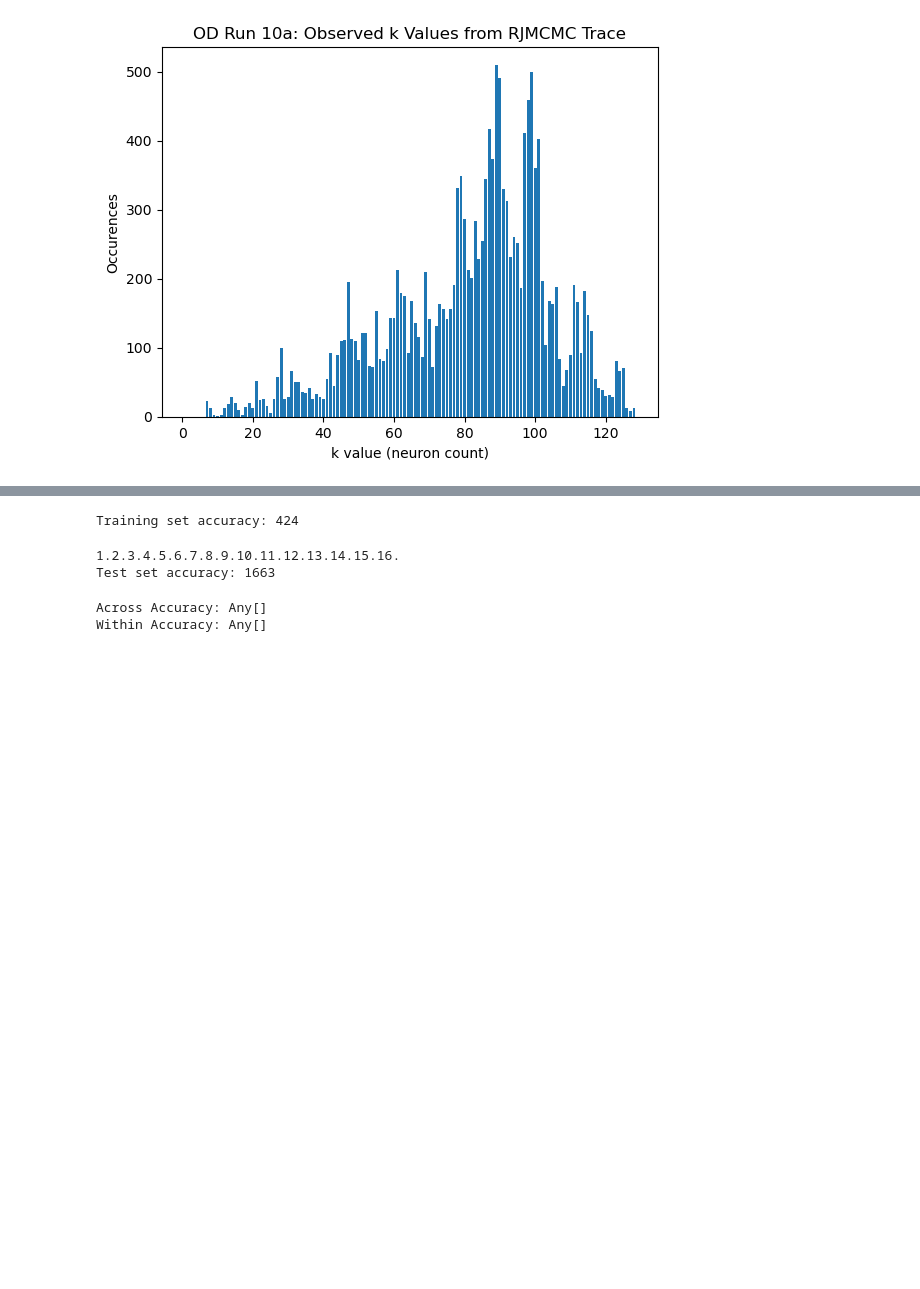
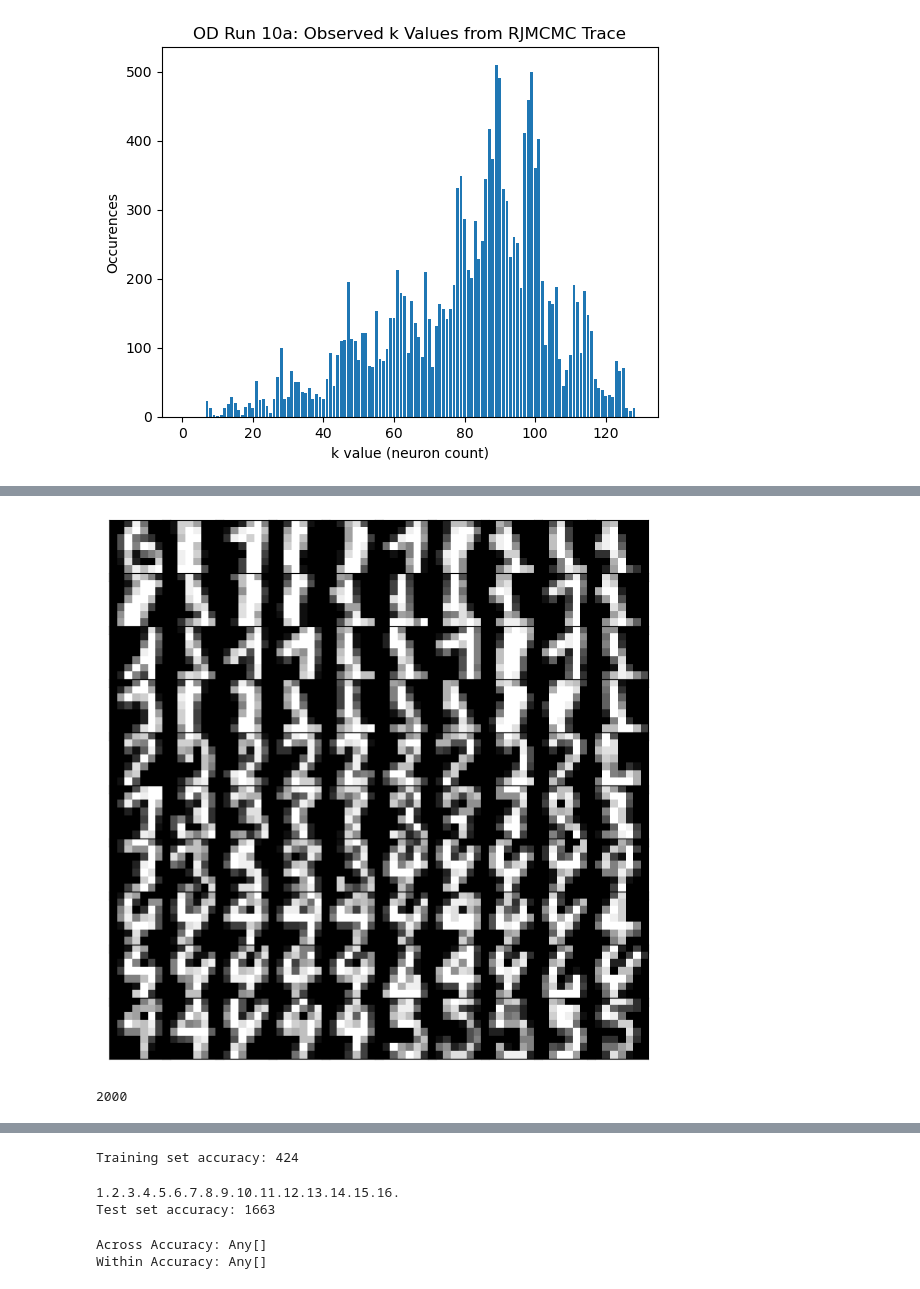
Before and after one commit to jberezow/OptDigits, a Jupyter notebook: Thesis-Opt10bAnalysis.ipynb, the cells around one changed output, grey strips where cells are left out. Saved outputs shown, nothing was run; the diff lists cells and outputs as text; code cells hidden in the pictures; blank space fills up the shorter version.

Commit message:
Visualization Plots for Misclassified Digits

```diff
--- a/Thesis-Opt10bAnalysis.ipynb
+++ b/Thesis-Opt10bAnalysis.ipynb
@@ -249,0 +243,59 @@ plt.ylabel("Ground Truth");
+# %%
+#Get misclassified digits
+y_new = [y_test[i] != guesses[i] for i in 1:length(y_test)]
+misses = [i for i=1:length(y_test)][y_new]
+miss_x = xz[:,misses]
+
+#Visualize Incorrect Samples
+function balanced_set(x,y,n,c,seed=0)
+
+    if seed != 0
+        Random.seed!(seed)
+    end
+
+    shuffled_indices = shuffle(1:length(y))
+    x = x[shuffled_indices,:]
+    y = y[shuffled_indices]
+
+    x_ordered = zeros(Float64,n*c,64)
+    y_ordered = zeros(Int,n*c)
+    for k=1:c
+        labels = [i for i in 1:length(y) if y[i]==k]
+        x_ordered[k*n-(n-1):k*n,:] = x[labels,:][1:n,:]
+        y_ordered[k*n-(n-1):k*n] = y[labels][1:n]
+    end
+    return x_ordered, y_ordered
+end
+
+function reshape_x(x)
+    n = size(x)[1]
+    println(n)
+    x_reshaped = zeros(Float64, 8, 8, n)
+    for i=1:n
+        test = reshape(x[i,:], (1,8,8))
+        x_reshaped[:,:,i] = reshape(x[i,:], (8,8))
+    end
+    return x_reshaped
+end;
+
+#Load the OptDigits Data
+num_samples = 200
+num_classes = 10
+
+x_test, y_test = balanced_set(x_total,y_total,200,num_classes,300)
+
+x_reshaped = reshape_x(x_test)
+
+nrow, ncol = num_classes,10
+fig = figure("plot_mnist",figsize=(6,6))
+for (i, (c, r)) in enumerate(Iterators.product(1:ncol, 1:nrow))
+    subplot(nrow, ncol, i)
+    imshow(x_reshaped[:,:,misses[i]]', cmap="gray")
+    ax = gca()
+    ax.xaxis.set_visible(false)
+    ax.yaxis.set_visible(false)
+end;
+tight_layout(w_pad=-1, h_pad=-1, pad=-0.5);
+# %% [output]
+[figure, added]
+2000
```
Also changed, not shown: parts of 9 cells of this notebook.
